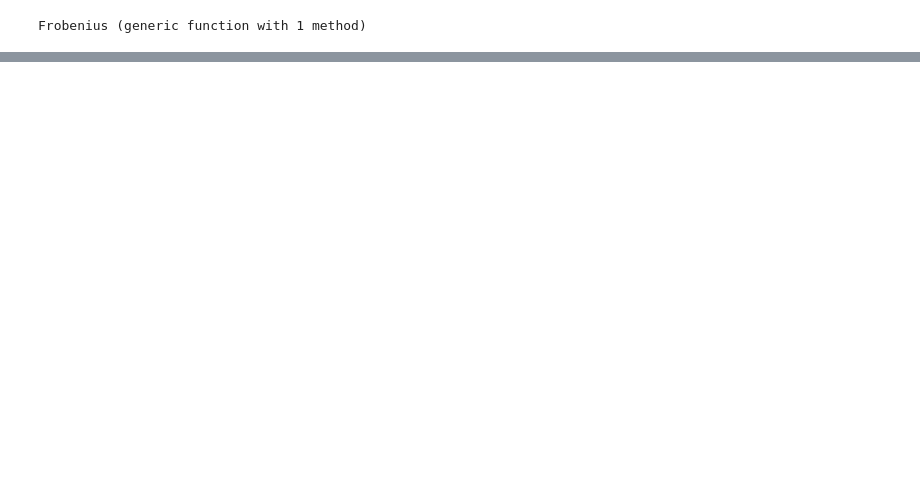
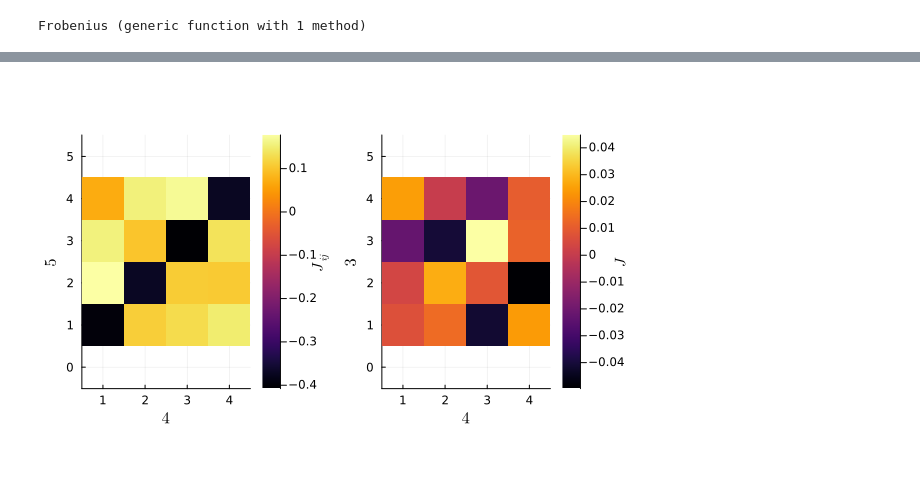
Before and after one commit to AndreaScale/Bayesian-inference-of-a-contact-network-of-Potts-variables., a Jupyter notebook: PROGETTO.ipynb, the cells around one changed output, grey strips where cells are left out. Saved outputs shown, nothing was run; the diff lists cells and outputs as text; code cells hidden in the pictures; blank space fills up the shorter version.

```diff
--- a/PROGETTO.ipynb
+++ b/PROGETTO.ipynb
@@ -286,0 +337,5 @@ plot(p1, p2, aspect_ratio = 1)
+# %%
+uncorrelated = heatmap(J[5,1], xlabel = L"4", ylabel = L"3", colorbar_title = L"J")
+plot(p[5], uncorrelated, aspect_ratio = 1)
+# %% [output]
+[figure, added]
```
Also changed, not shown: parts of 9 cells of this notebook.
